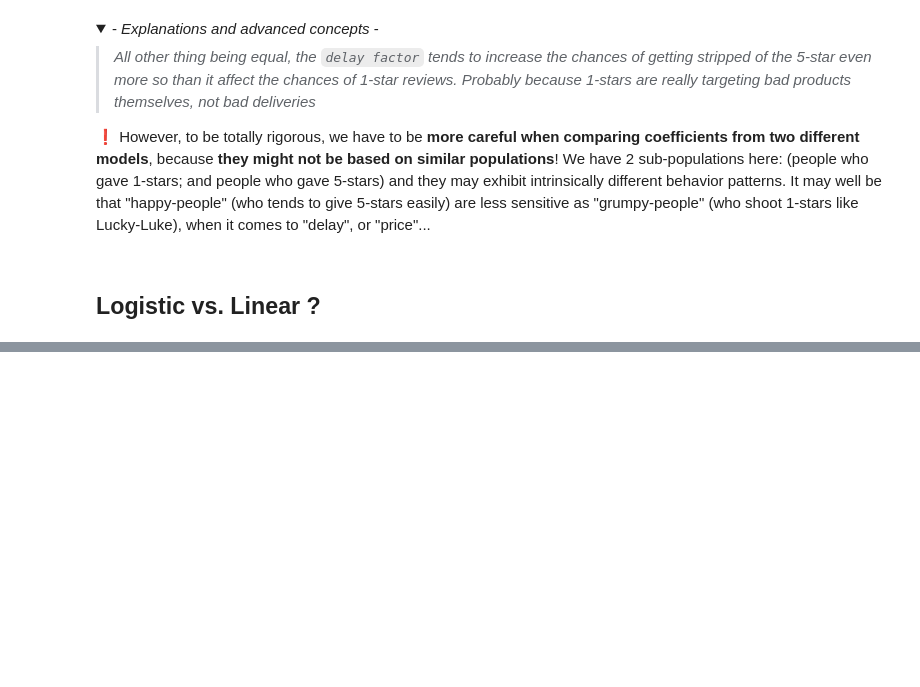
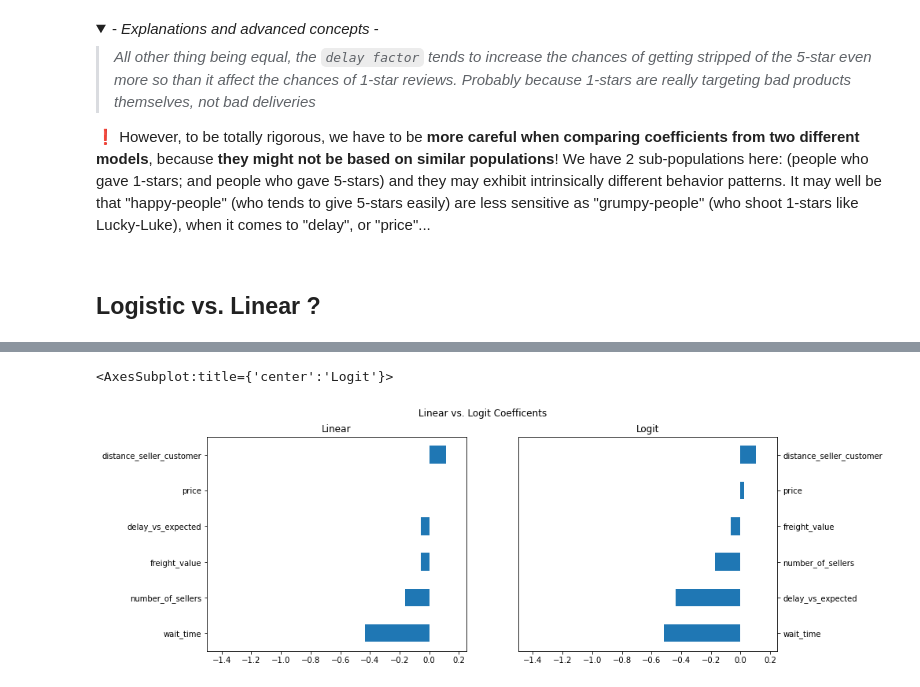
Before and after one commit to christianklausML/olist_data_analysis, a Jupyter notebook: 04-Logistic-Regression/01-Logit/logit.ipynb, the cells around one changed output, grey strips where cells are left out. Cells and saved outputs as stored; diff of their text form; code cells hidden in the pictures; folded sections open; blank space fills up the shorter version.

Commit message:
logit

```diff
--- a/04-Logistic-Regression/01-Logit/logit.ipynb
+++ b/04-Logistic-Regression/01-Logit/logit.ipynb
@@ -152,7 +133,7 @@ Logit Regression Results
 # %% [markdown]
 `Logit 5️⃣`
 # %%
-logit_five = smf.logit(formula=f"dim_is_five_star ~ {' + '.join(features)}", data=orders_standardized).fit();
-logit_five.summary()
+logit_five = smf.logit(formula='dim_is_five_star ~'+ ' + '.join(selected_features), data=orders_standardized).fit()
+print(logit_five.summary())
 # %% [output]
 Optimization terminated successfully.
@@ -247,0 +224,2 @@ git push origin master
+# %%
+linear_model = smf.ols('review_score ~'+ ' + '.join(selected_features), data=orders_standardized).fit()
@@ -247,0 +269,17 @@ git push origin master
+# %%
+plt.figure(figsize=(13,5))
+plt.suptitle('Linear vs. Logit Coefficents')
+ax1 = plt.subplot(1,2,1)
+ax1.set_title('Linear')
+ax1.set_xlim(-1.5, 0.25)
+linear_model.params[1:].sort_values().plot(kind='barh', ax=ax1)
+
+
+ax2 = plt.subplot(1,2,2)
+ax2.set_title('Logit')
+ax2.yaxis.tick_right()
+ax2.set_xlim(-1.5, 0.25)
+logit_five.params[1:].sort_values().plot(kind='barh', ax=ax2)
+# %% [output]
+<AxesSubplot:title={'center':'Logit'}>
+[figure, added]
```
Also changed, not shown: parts of 22 cells of this notebook.
